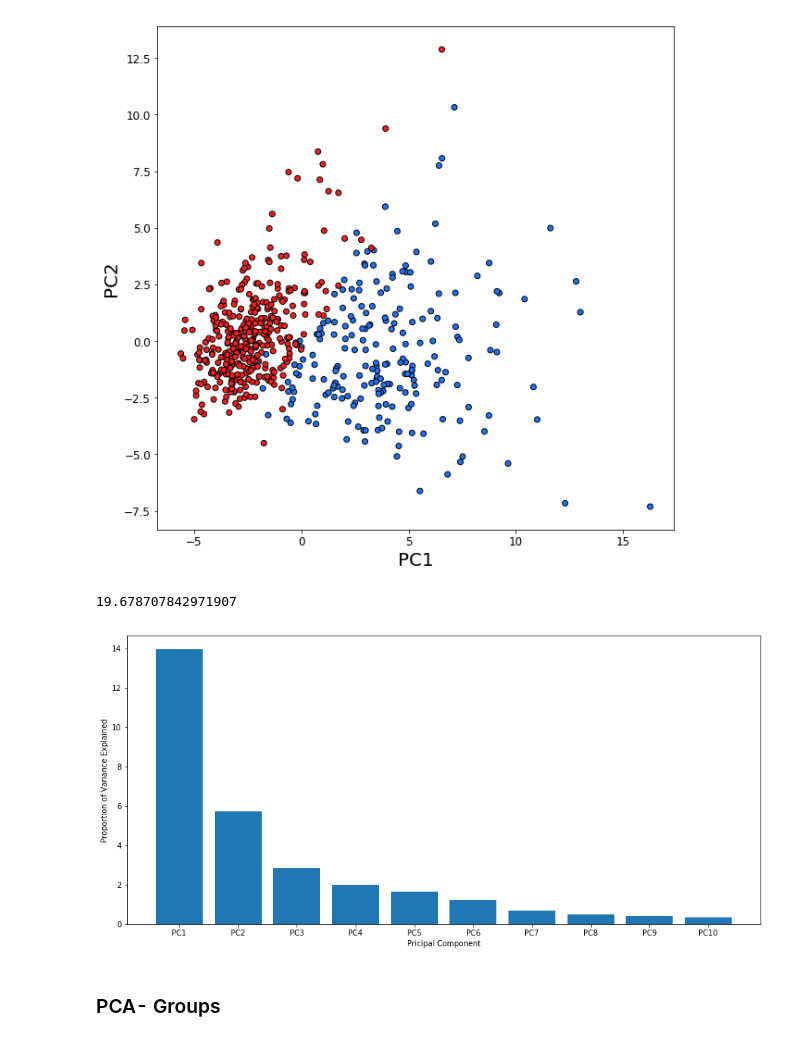
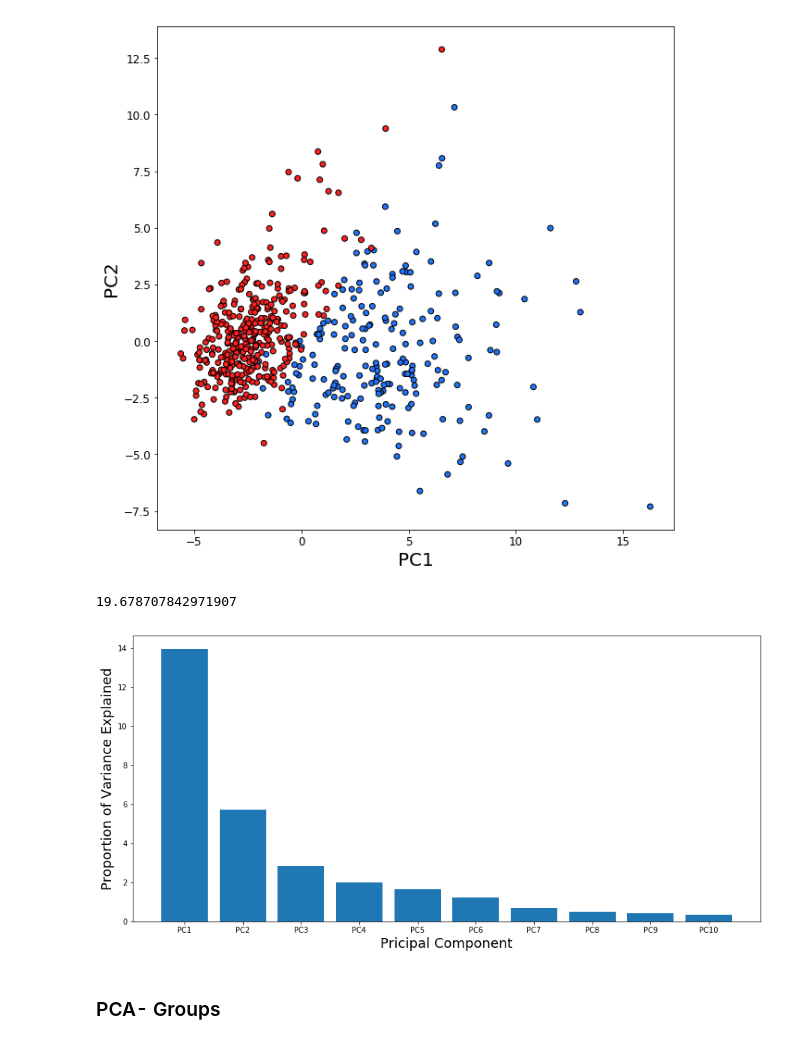
Before and after one commit to conorosully/medium-articles, a Jupyter notebook: src/pca_visualisation.ipynb, the cells around one changed output. Saved outputs shown, nothing was run; the diff lists cells and outputs as text; code cells hidden in the pictures.

```diff
--- a/src/pca_visualisation.ipynb
+++ b/src/pca_visualisation.ipynb
@@ -66,5 +48,0 @@ array([0, 0, 0, 0, 0, 0, 0, 0, 0, 0, 0, 0, 0, 0, 0, 0, 0, 0, 0, 1, 1, 1,
-# %%
-
-data = pd.read_csv("../data/diabetes.csv")
-print(data.columns)
-data.head()
@@ -172,19 +134,19 @@ plt.savefig('../figures/pca2.png',format='png')
 # %% [output]
 [figure]
 # %%
+var = pca.explained_variance_[0:10] #percentage of variance explained
+labels = ['PC1','PC2','PC3','PC4','PC5','PC6','PC7','PC8','PC9','PC10']
+
 plt.figure(figsize=(15,7))
-
-var = pca.explained_variance_[0:10]
-labels = ['PC1','PC2','PC3','PC4','PC5','PC6','PC7','PC8','PC9','PC10',]
-
 plt.bar(labels,var,)
-plt.xlabel('Pricipal Component')
-plt.ylabel('Proportion of Variance Explained')
+plt.xlabel('Pricipal Component', fontsize=18)
+plt.ylabel('Proportion of Variance Explained', fontsize=18)
 
 print(var[0]+ var[1])
+plt.savefig('../figures/pca_scree.png',format='png')
 # %% [output]
 19.678707842971907
-[figure, old version]
+[figure, new version]
 # %% [markdown]
 ### PCA -  Groups
 # %%
```
Also changed, not shown: parts of 13 cells of this notebook.
